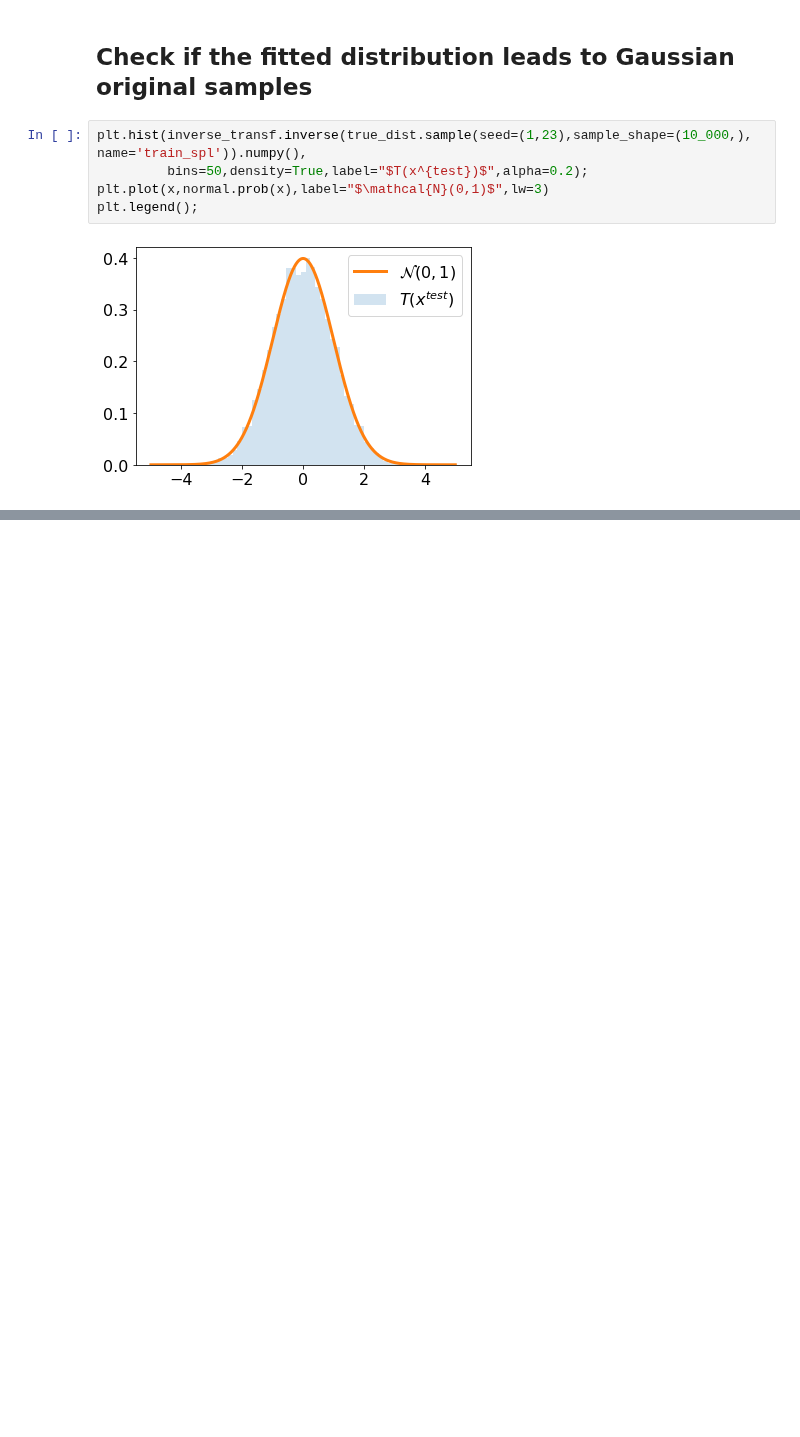
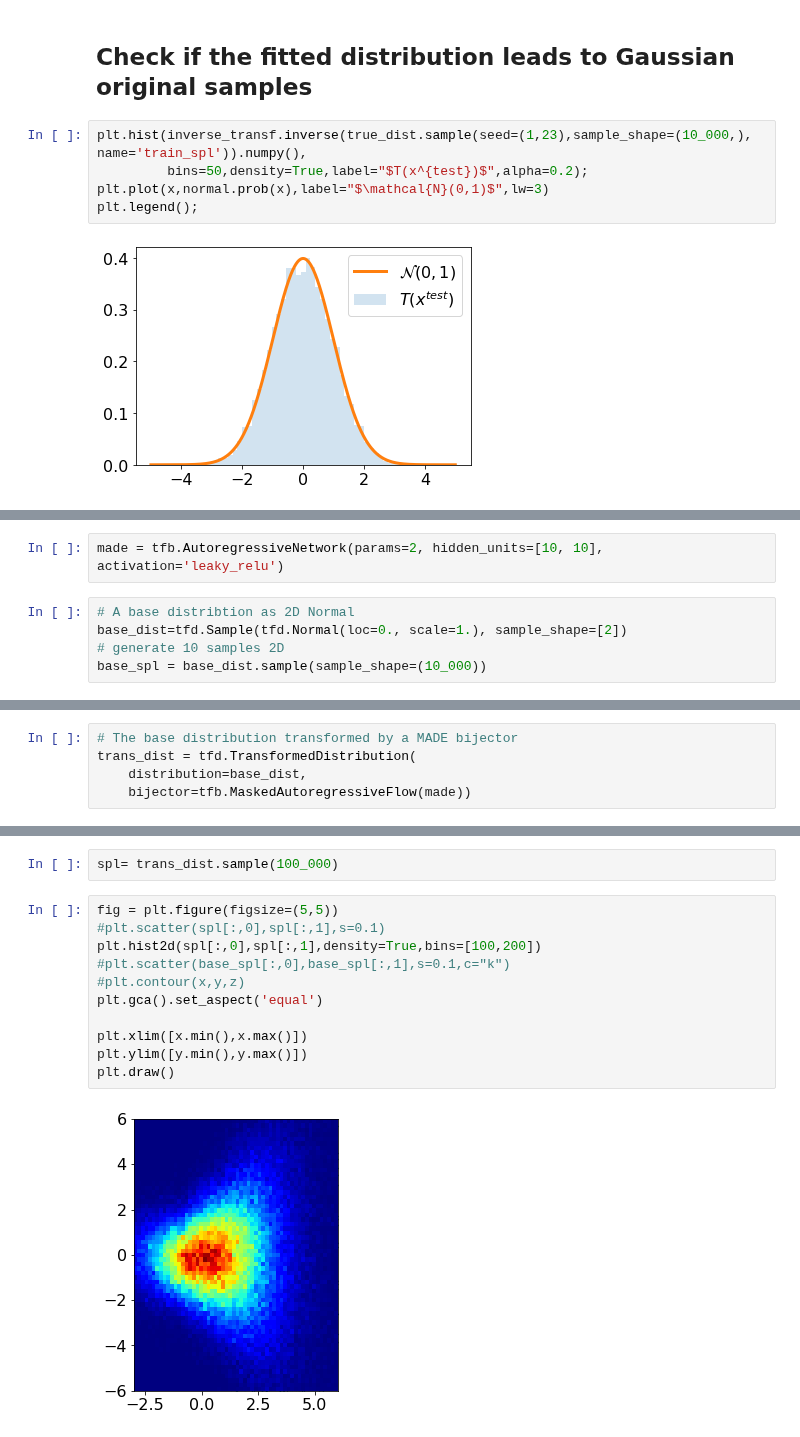
Before and after one commit to jecampagne/ML-toys, a Jupyter notebook: Toy_Flow_cubic.ipynb, the cells around one changed output, grey strips where cells are left out. Saved outputs shown, nothing was run; the diff lists cells and outputs as text; blank space fills up the shorter version.

```diff
--- a/Toy_Flow_cubic.ipynb
+++ b/Toy_Flow_cubic.ipynb
@@ -183,0 +242,7 @@ plt.legend();
+# %%
+made = tfb.AutoregressiveNetwork(params=2, hidden_units=[10, 10], activation='leaky_relu')
+# %%
+# A base distribtion as 2D Normal
+base_dist=tfd.Sample(tfd.Normal(loc=0., scale=1.), sample_shape=[2])
+# generate 10 samples 2D
+base_spl = base_dist.sample(sample_shape=(10_000))
@@ -183,0 +253,5 @@ plt.legend();
+# %%
+# The base distribution transformed by a MADE bijector
+trans_dist = tfd.TransformedDistribution(
+    distribution=base_dist,
+    bijector=tfb.MaskedAutoregressiveFlow(made))
@@ -183,0 +292,15 @@ plt.legend();
+# %%
+spl= trans_dist.sample(100_000)
+# %%
+fig = plt.figure(figsize=(5,5))
+#plt.scatter(spl[:,0],spl[:,1],s=0.1)
+plt.hist2d(spl[:,0],spl[:,1],density=True,bins=[100,200])
+#plt.scatter(base_spl[:,0],base_spl[:,1],s=0.1,c="k")
+#plt.contour(x,y,z)
+plt.gca().set_aspect('equal')
+
+plt.xlim([x.min(),x.max()])
+plt.ylim([y.min(),y.max()])
+plt.draw()
+# %% [output]
+[figure, added]
```
Also changed, not shown: parts of 11 cells of this notebook.
